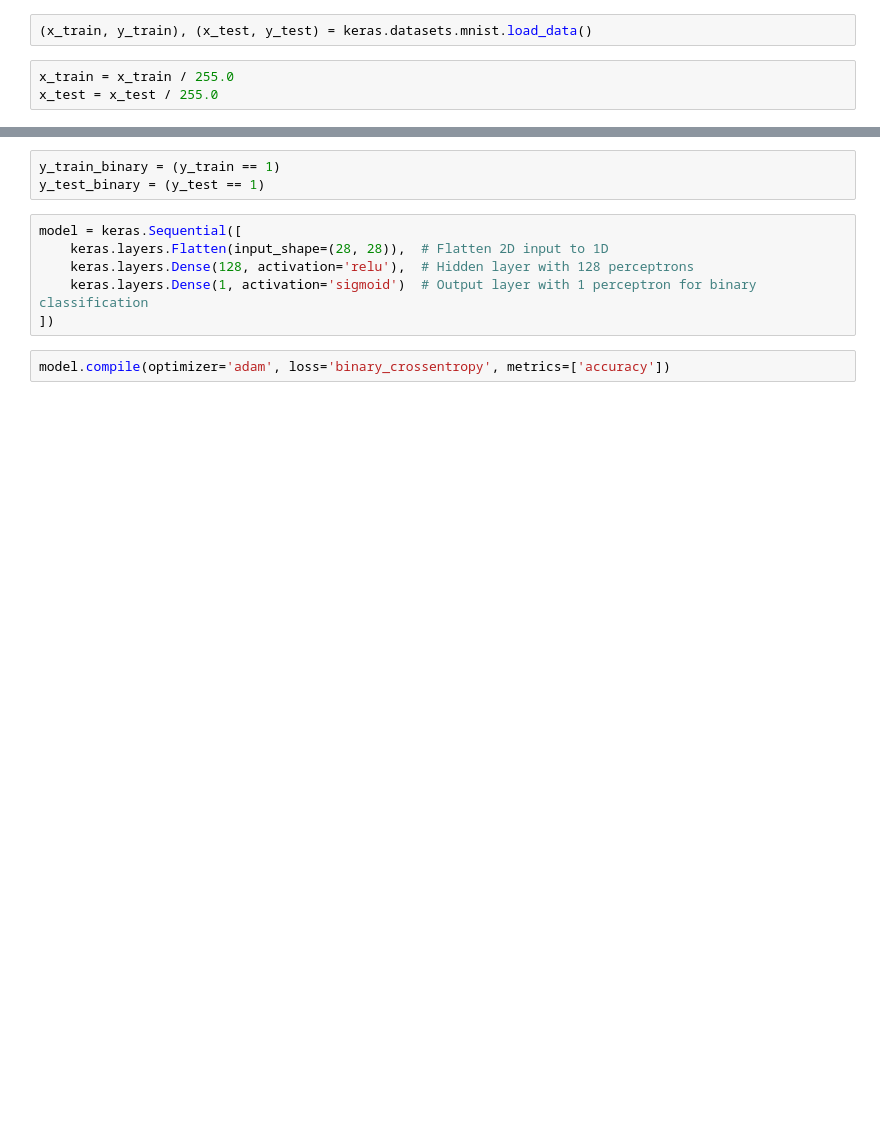
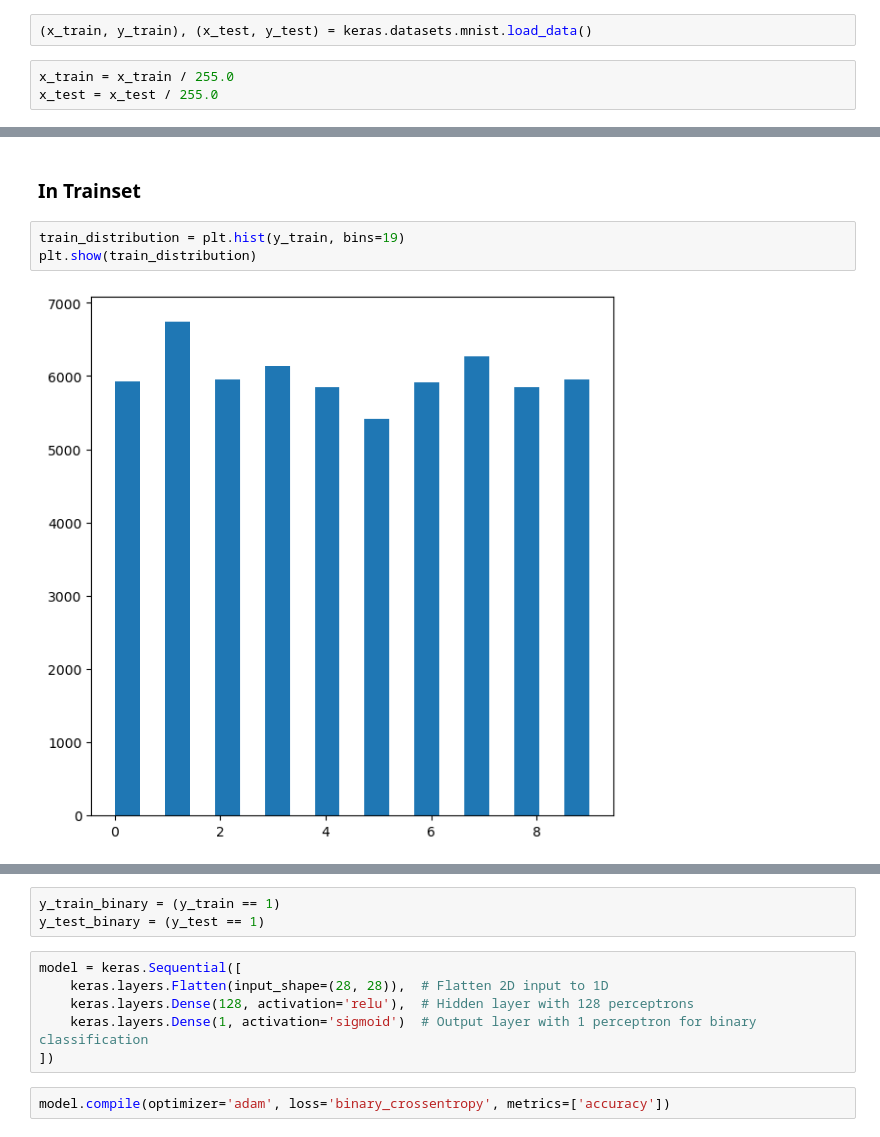
Before and after one commit to WesselKuijstermans/DigitRecognition, a Jupyter notebook: Uitwerking.ipynb, the cells around one changed output, grey strips where cells are left out. Saved outputs shown, nothing was run; the diff lists cells and outputs as text; blank space fills up the shorter version.

```diff
--- a/Uitwerking.ipynb
+++ b/Uitwerking.ipynb
@@ -16,0 +25,7 @@ x_test = x_test / 255.0
+# %% [markdown]
+### In Trainset
+# %%
+train_distribution = plt.hist(y_train, bins=19)
+plt.show(train_distribution)
+# %% [output]
+[figure, added]
```
Also changed, not shown: parts of 25 cells of this notebook.
